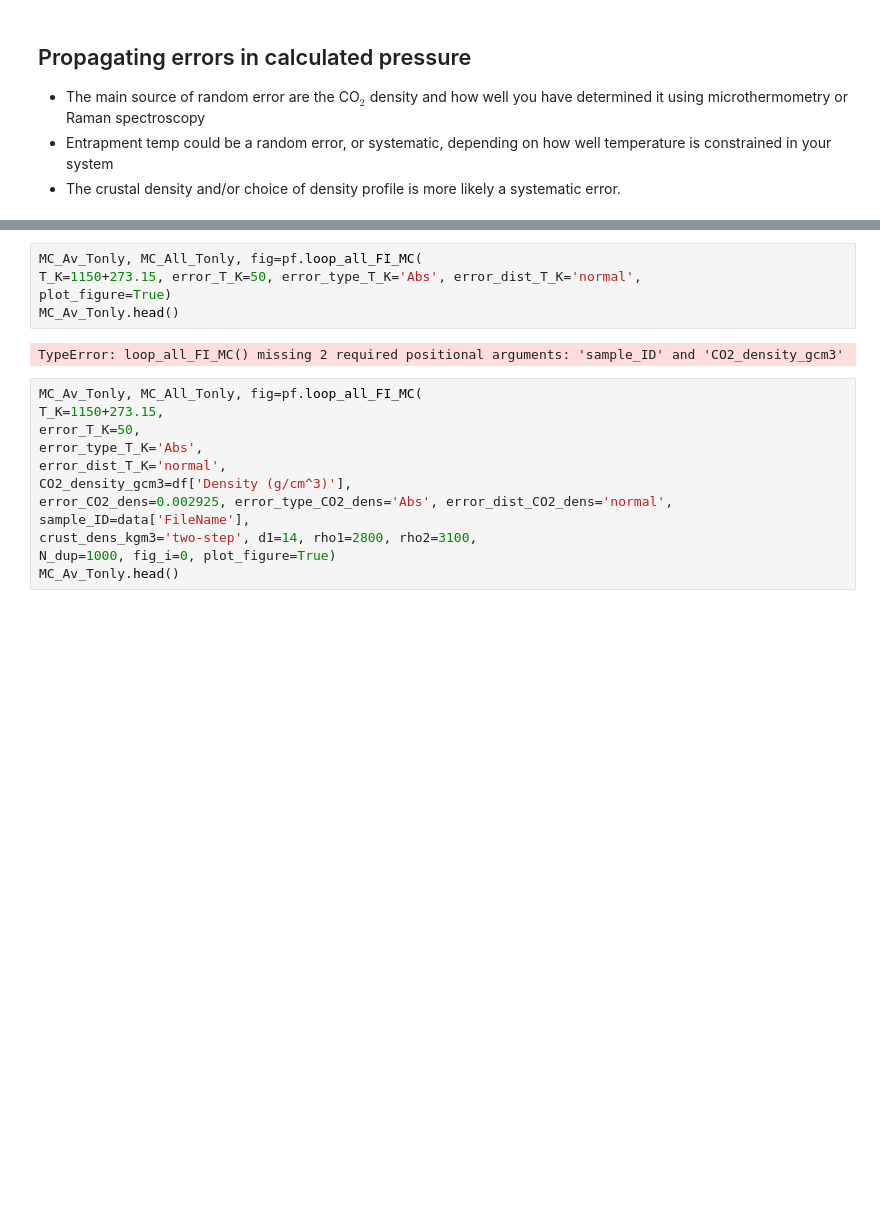
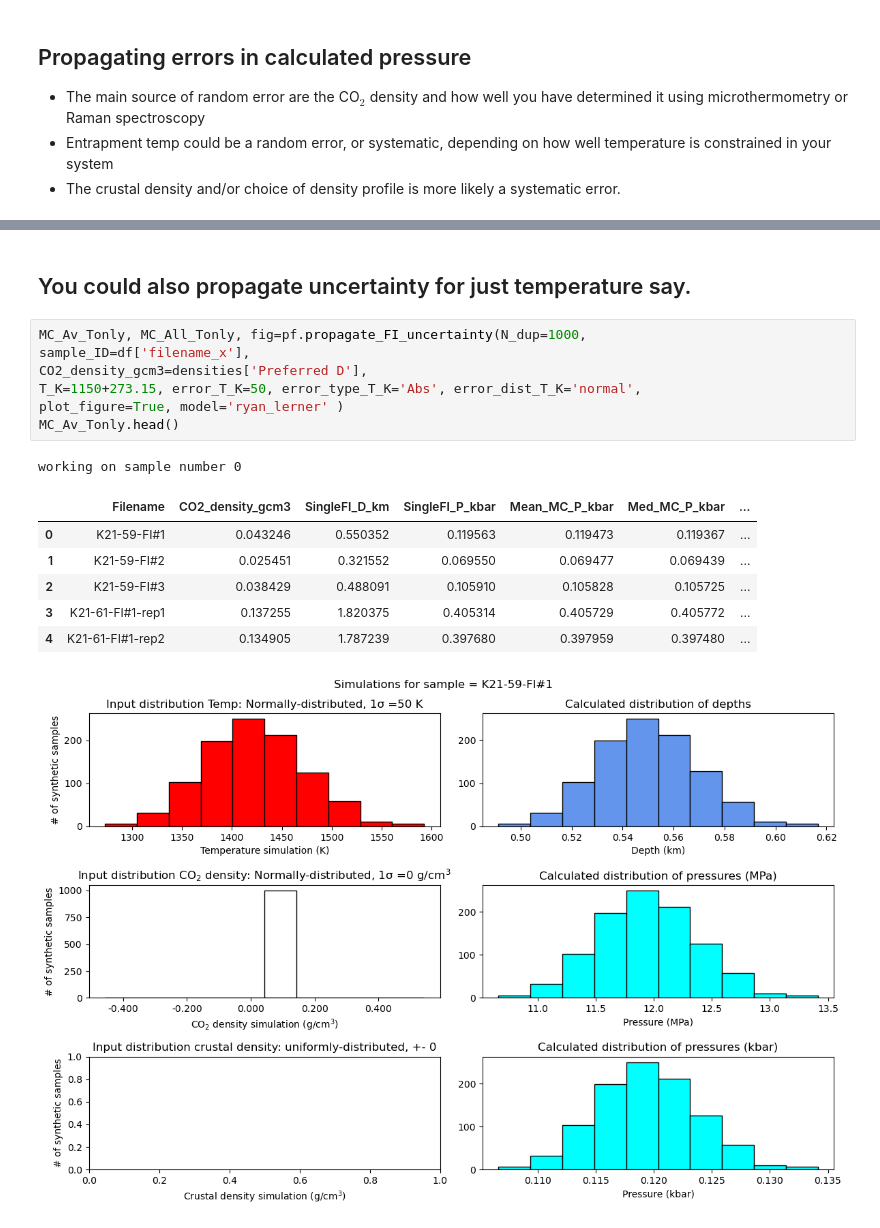
Before and after one commit to PennyWieser/DiadFit, a Jupyter notebook: docs/Examples/Example1b_CO2_Fluid_Inclusions/Step5_CO2_Density_to_pressure.ipynb, the cells around one changed output, grey strips where cells are left out. Drawn from its saved outputs; the diff is of its cells as text; blank space fills up the shorter version.

```diff
--- a/docs/Examples/Example1b_CO2_Fluid_Inclusions/Step5_CO2_Density_to_pressure.ipynb
+++ b/docs/Examples/Example1b_CO2_Fluid_Inclusions/Step5_CO2_Density_to_pressure.ipynb
@@ -169,19 +192,18 @@ Text(0, 0.5, '# of measurements')
+# %% [markdown]
+## You could also propagate uncertainty for just temperature say.
 # %%
-MC_Av_Tonly, MC_All_Tonly, fig=pf.loop_all_FI_MC(
+MC_Av_Tonly, MC_All_Tonly, fig=pf.propagate_FI_uncertainty(N_dup=1000,
+sample_ID=df['filename_x'],
+CO2_density_gcm3=densities['Preferred D'],
 T_K=1150+273.15, error_T_K=50, error_type_T_K='Abs', error_dist_T_K='normal',
-plot_figure=True)
+plot_figure=True, model='ryan_lerner' )
 MC_Av_Tonly.head()
 # %% [output]
-TypeError: loop_all_FI_MC() missing 2 required positional arguments: 'sample_ID' and 'CO2_density_gcm3'
+working on sample number 0
+|  | Filename | CO2_density_gcm3 | SingleFI_D_km | SingleFI_P_kbar | Mean_MC_P_kbar | Med_MC_P_kbar | ... |
+| 0 | K21-59-FI#1 | 0.043246 | 0.550352 | 0.119563 | 0.119473 | 0.119367 | ... |
+| 1 | K21-59-FI#2 | 0.025451 | 0.321552 | 0.069550 | 0.069477 | 0.069439 | ... |
+| 2 | K21-59-FI#3 | 0.038429 | 0.488091 | 0.105910 | 0.105828 | 0.105725 | ... |
+| 3 | K21-61-FI#1-rep1 | 0.137255 | 1.820375 | 0.405314 | 0.405729 | 0.405772 | ... |
+| 4 | K21-61-FI#1-rep2 | 0.134905 | 1.787239 | 0.397680 | 0.397959 | 0.397480 | ... |
+[figure, added]
-# %%
-MC_Av_Tonly, MC_All_Tonly, fig=pf.loop_all_FI_MC(
-T_K=1150+273.15,
-error_T_K=50,
-error_type_T_K='Abs',
-error_dist_T_K='normal',
-CO2_density_gcm3=df['Density (g/cm^3)'],
-error_CO2_dens=0.002925, error_type_CO2_dens='Abs', error_dist_CO2_dens='normal',
-sample_ID=data['FileName'],
-crust_dens_kgm3='two-step', d1=14, rho1=2800, rho2=3100,
-N_dup=1000, fig_i=0, plot_figure=True)
-MC_Av_Tonly.head()
```
Also changed, not shown: parts of 10 cells of this notebook, 11 other files.
